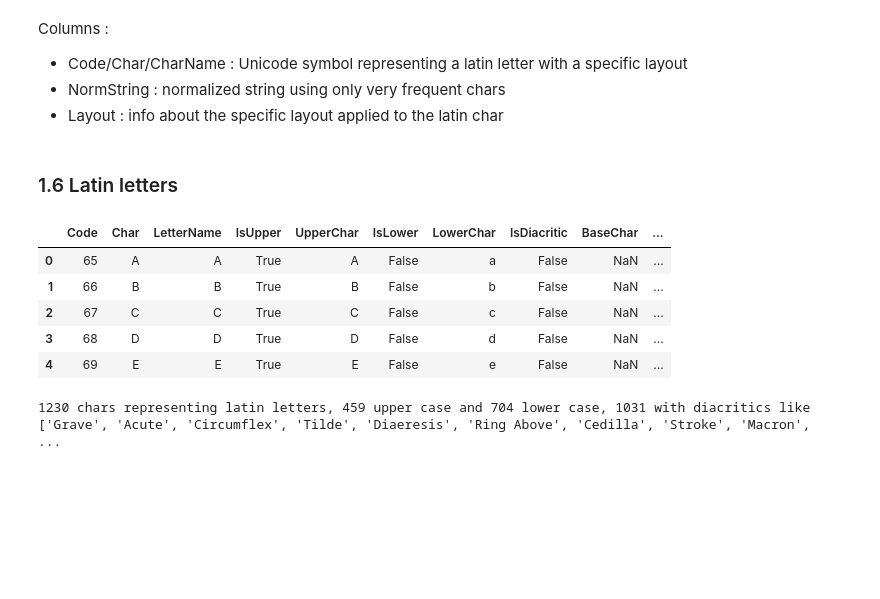
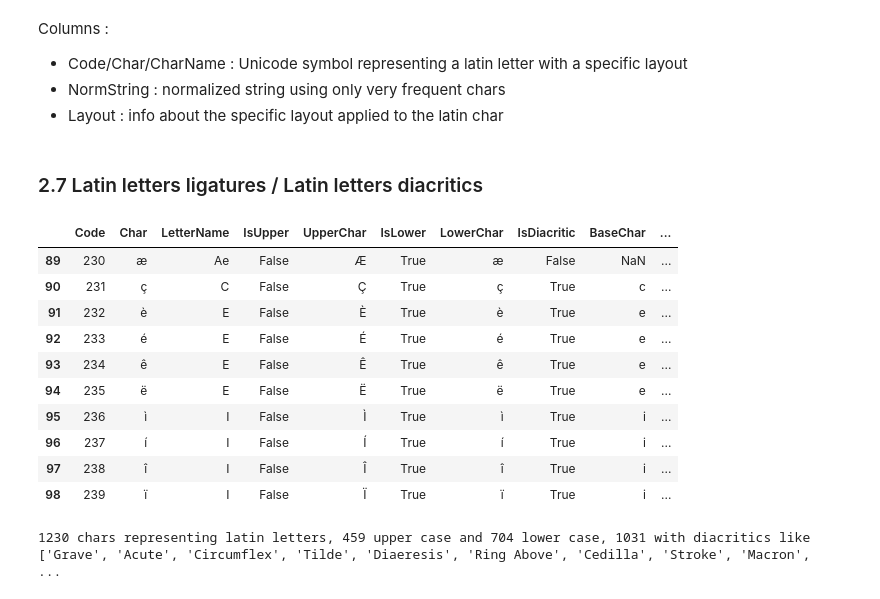
Before and after one commit to laurentprudhon/frenchtext, a Jupyter notebook: 02_chars.ipynb, the cells around one changed output. Drawn from its saved outputs; the diff is of its cells as text; code cells hidden in the pictures; blank space fills up the shorter version.

```diff
--- a/02_chars.ipynb
+++ b/02_chars.ipynb
@@ -22,5 +23,6 @@ from frenchtext.core import *
 # %% [markdown]
 The config object from frenchtext.core defines the directory where the character normalization tables are located :
 # %%
-charspath = config.libdata / "chars"
+# export
+chardatadir = config.libdata / "chars"
 # %%
@@ -37,2 +36,0 @@ cyrillic-greek-chars.csv  unicode_blocks.csv   windows1252-utf8-errors.csv
-# %%
-chardatadir = rootdir / "libdata" / "chars"
@@ -169,15 +384,20 @@ for rowidx,row in dflatinsymbols.iterrows():
-# %% [markdown]
-### 1.6 Latin letters
+# %% [markdown]
+### 2.7 Latin letters ligatures / Latin letters diacritics
 # %%
 dflatinletters = pd.read_csv(chardatadir / "latinletters.csv", sep=";")
-dflatinletters.head()
+dflatinletters[89:99]
 # %% [output]
 |  | Code | Char | LetterName | IsUpper | UpperChar | IsLower | LowerChar | IsDiacritic | BaseChar | ... |
-| 0 | 65 | A | A | True | A | False | a | False | NaN | ... |
-| 1 | 66 | B | B | True | B | False | b | False | NaN | ... |
-| 2 | 67 | C | C | True | C | False | c | False | NaN | ... |
-| 3 | 68 | D | D | True | D | False | d | False | NaN | ... |
-| 4 | 69 | E | E | True | E | False | e | False | NaN | ... |
+| 89 | 230 | æ | Ae | False | Æ | True | æ | False | NaN | ... |
+| 90 | 231 | ç | C | False | Ç | True | ç | True | c | ... |
+| 91 | 232 | è | E | False | È | True | è | True | e | ... |
+| 92 | 233 | é | E | False | É | True | é | True | e | ... |
+| 93 | 234 | ê | E | False | Ê | True | ê | True | e | ... |
+| 94 | 235 | ë | E | False | Ë | True | ë | True | e | ... |
+| 95 | 236 | ì | I | False | Ì | True | ì | True | i | ... |
+| 96 | 237 | í | I | False | Í | True | í | True | i | ... |
+| 97 | 238 | î | I | False | Î | True | î | True | i | ... |
+| 98 | 239 | ï | I | False | Ï | True | ï | True | i | ... |
 # %%
 print(f"{len(dflatinletters)} chars representing latin letters, {len(dflatinletters[dflatinletters['IsUpper']])} upper case and {len(dflatinletters[dflatinletters['IsLower']])} lower case, {len(dflatinletters[dflatinletters['IsDiacritic']])} with diacritics like {list(dflatinletters[dflatinletters['IsDiacritic']]['Diacritics'].unique())[0:20]}, {len(dflatinletters[dflatinletters['IsLigature']])} representing multiple letters in ligature")
 # %% [output]
```
Also changed, not shown: parts of 118 cells of this notebook, 6 other files.
